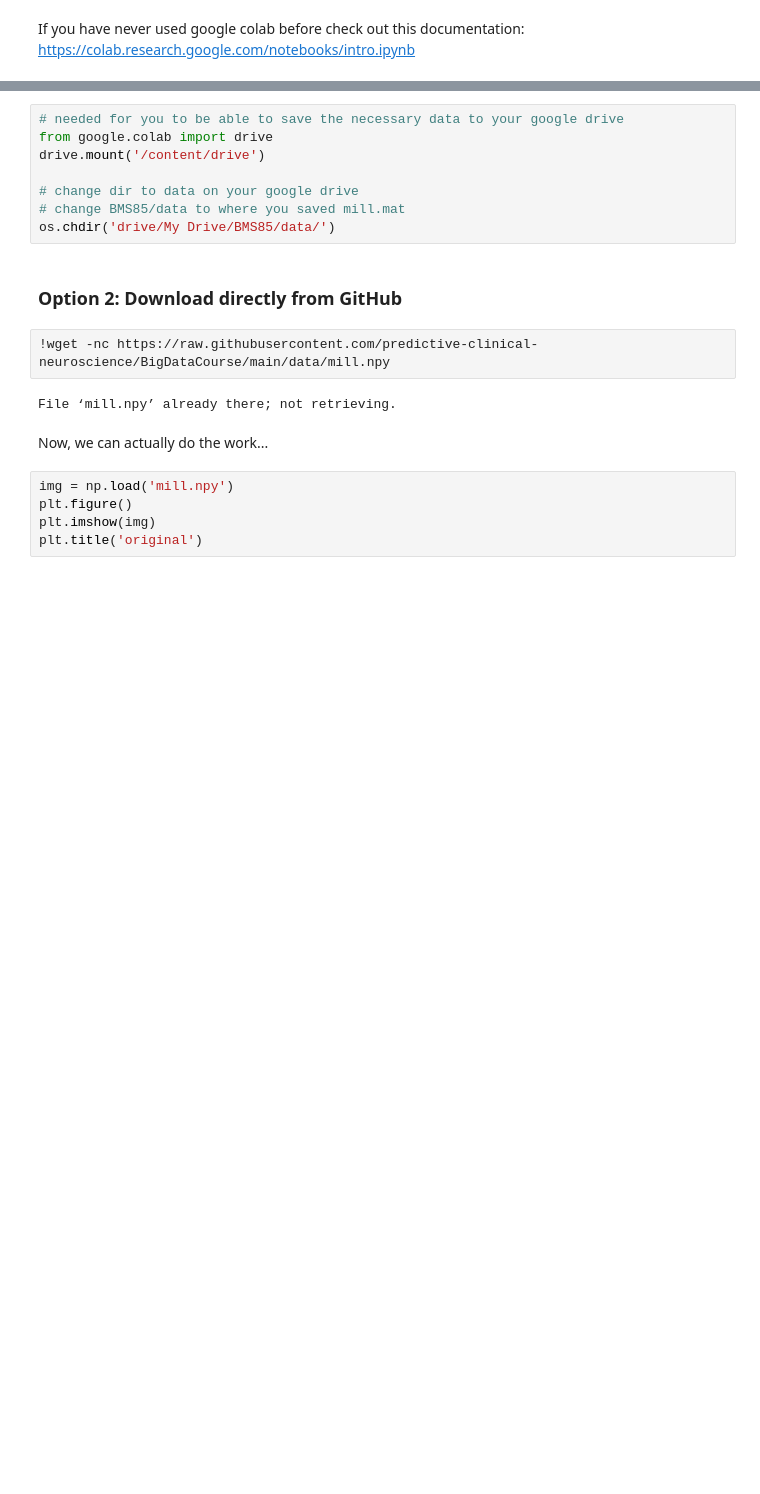
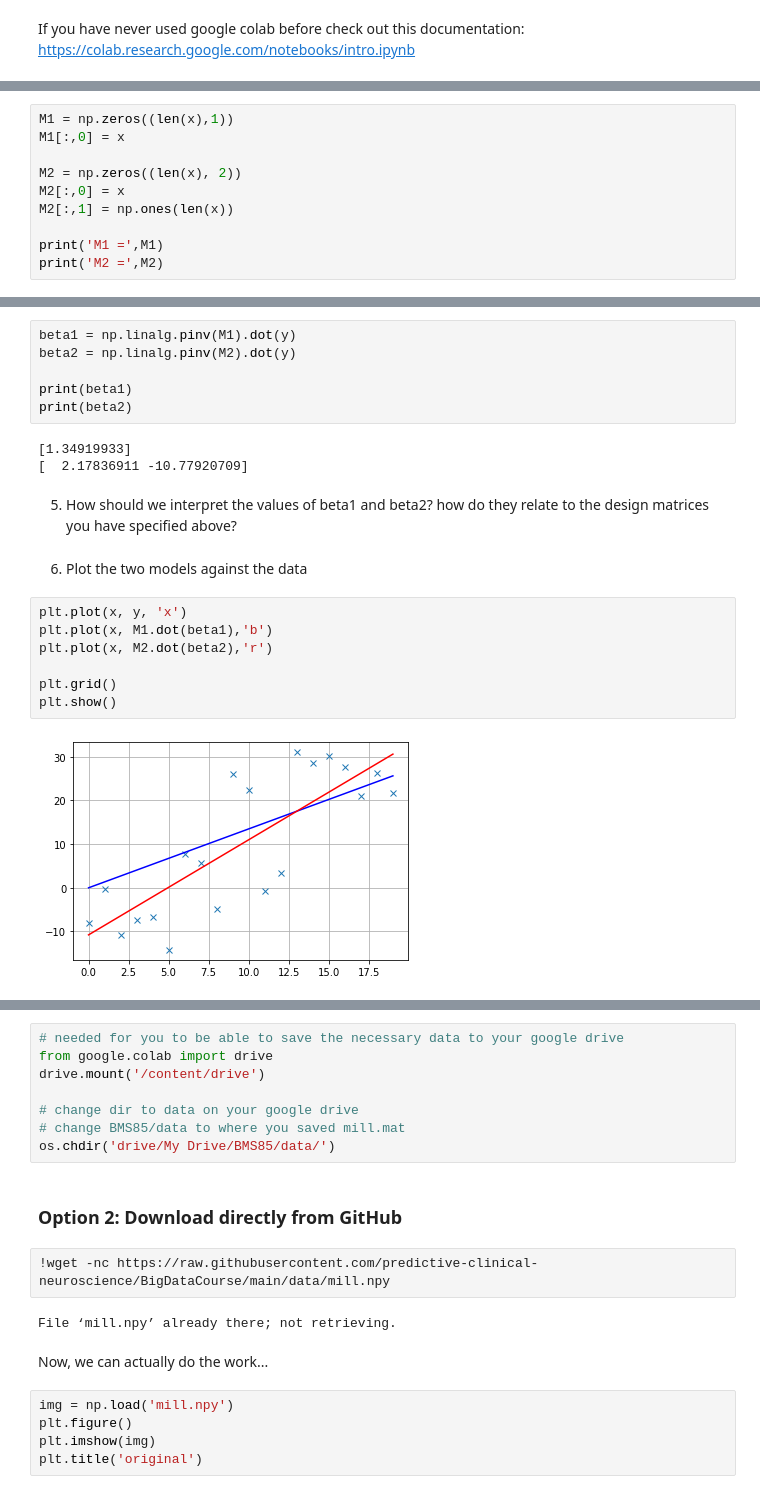
Before and after one commit to predictive-clinical-neuroscience/BigDataCourse, a Jupyter notebook: practicals/GLM_PCA_practical.ipynb, the cells around one changed output, grey strips where cells are left out. Drawn from its saved outputs; the diff is of its cells as text; blank space fills up the shorter version.

```diff
--- a/practicals/GLM_PCA_practical.ipynb
+++ b/practicals/GLM_PCA_practical.ipynb
@@ -17,0 +36,10 @@ import matplotlib.pyplot as plt
+# %%
+M1 = np.zeros((len(x),1))
+M1[:,0] = x
+
+M2 = np.zeros((len(x), 2))
+M2[:,0] = x
+M2[:,1] = np.ones(len(x))
+
+print('M1 =',M1)
+print('M2 =',M2)
@@ -17,0 +72,22 @@ import matplotlib.pyplot as plt
+# %%
+beta1 = np.linalg.pinv(M1).dot(y)
+beta2 = np.linalg.pinv(M2).dot(y)
+
+print(beta1)
+print(beta2)
+# %% [output]
+[1.34919933]
+[  2.17836911 -10.77920709]
+# %% [markdown]
+5. How should we interpret the values of beta1 and beta2? how do they relate to the design matrices you have specified above?
+# %% [markdown]
+6. Plot the two models against the data
+# %%
+plt.plot(x, y, 'x')
+plt.plot(x, M1.dot(beta1),'b')
+plt.plot(x, M2.dot(beta2),'r')
+
+plt.grid()
+plt.show()
+# %% [output]
+[figure, added]
```
Also changed, not shown: parts of 18 cells of this notebook, 1 other file.
